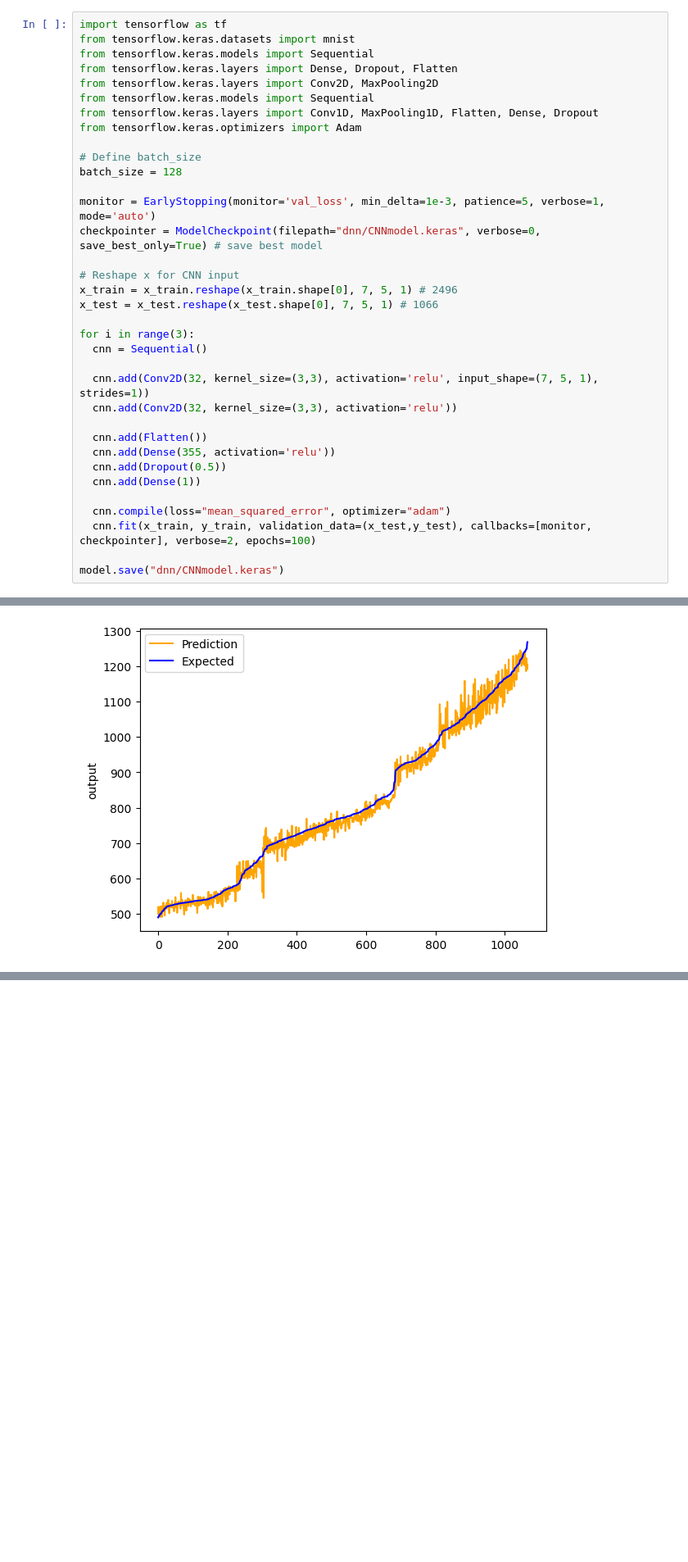
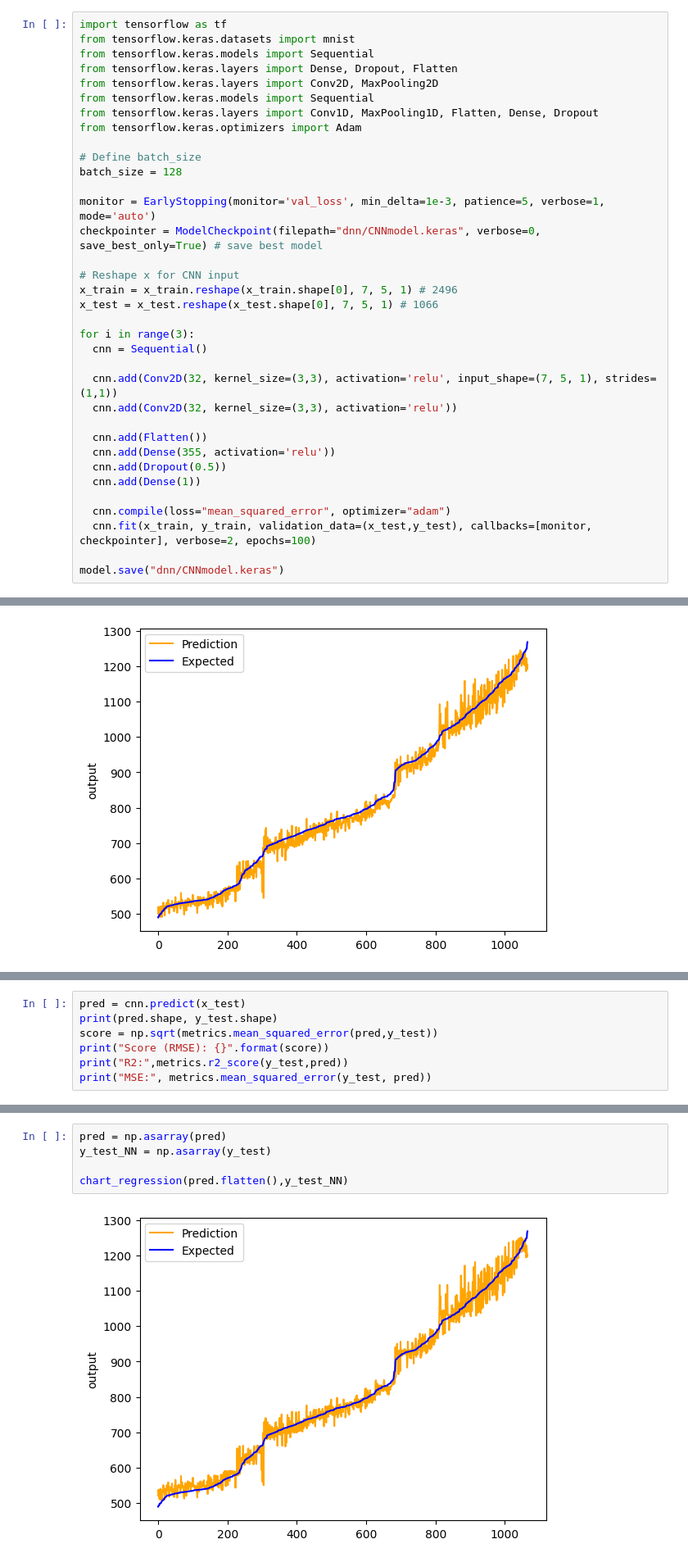
Before and after one commit to kyu2509/CSC180-Project-4, a Jupyter notebook: Stock Price Prediction.ipynb, the cells around one changed output, grey strips where cells are left out. Shown: that part at 82% size. Saved outputs shown, nothing was run; the diff lists cells and outputs as text; blank space fills up the shorter version.

```diff
--- a/Stock Price Prediction.ipynb
+++ b/Stock Price Prediction.ipynb
@@ -433,7 +433,7 @@ x_test = x_test.reshape(x_test.shape[0], 7, 5, 1) # 1066
 for i in range(3):
   cnn = Sequential()
 
-  cnn.add(Conv2D(32, kernel_size=(3,3), activation='relu', input_shape=(7, 5, 1), strides=1))
+  cnn.add(Conv2D(32, kernel_size=(3,3), activation='relu', input_shape=(7, 5, 1), strides=(1,1))
   cnn.add(Conv2D(32, kernel_size=(3,3), activation='relu'))
 
   cnn.add(Flatten())
@@ -488,0 +834,7 @@ chart_regression(pred.flatten(),y_test_NN)
+# %%
+pred = cnn.predict(x_test)
+print(pred.shape, y_test.shape)
+score = np.sqrt(metrics.mean_squared_error(pred,y_test))
+print("Score (RMSE): {}".format(score))
+print("R2:",metrics.r2_score(y_test,pred))
+print("MSE:", metrics.mean_squared_error(y_test, pred))
@@ -488,0 +847,7 @@ chart_regression(pred.flatten(),y_test_NN)
+# %%
+pred = np.asarray(pred)
+y_test_NN = np.asarray(y_test)
+
+chart_regression(pred.flatten(),y_test_NN)
+# %% [output]
+[figure, added]
```
Also changed, not shown: parts of 26 cells of this notebook.
